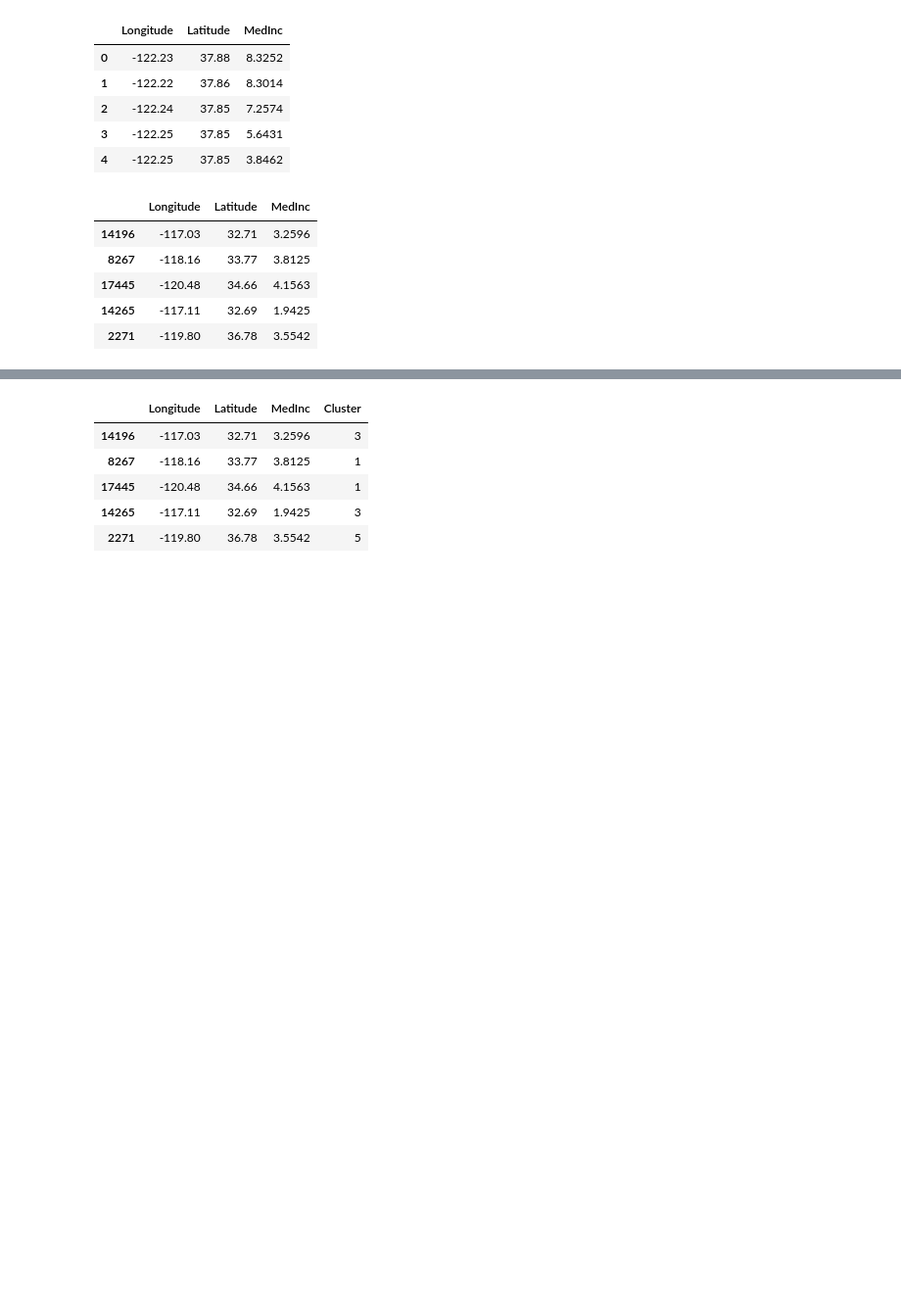
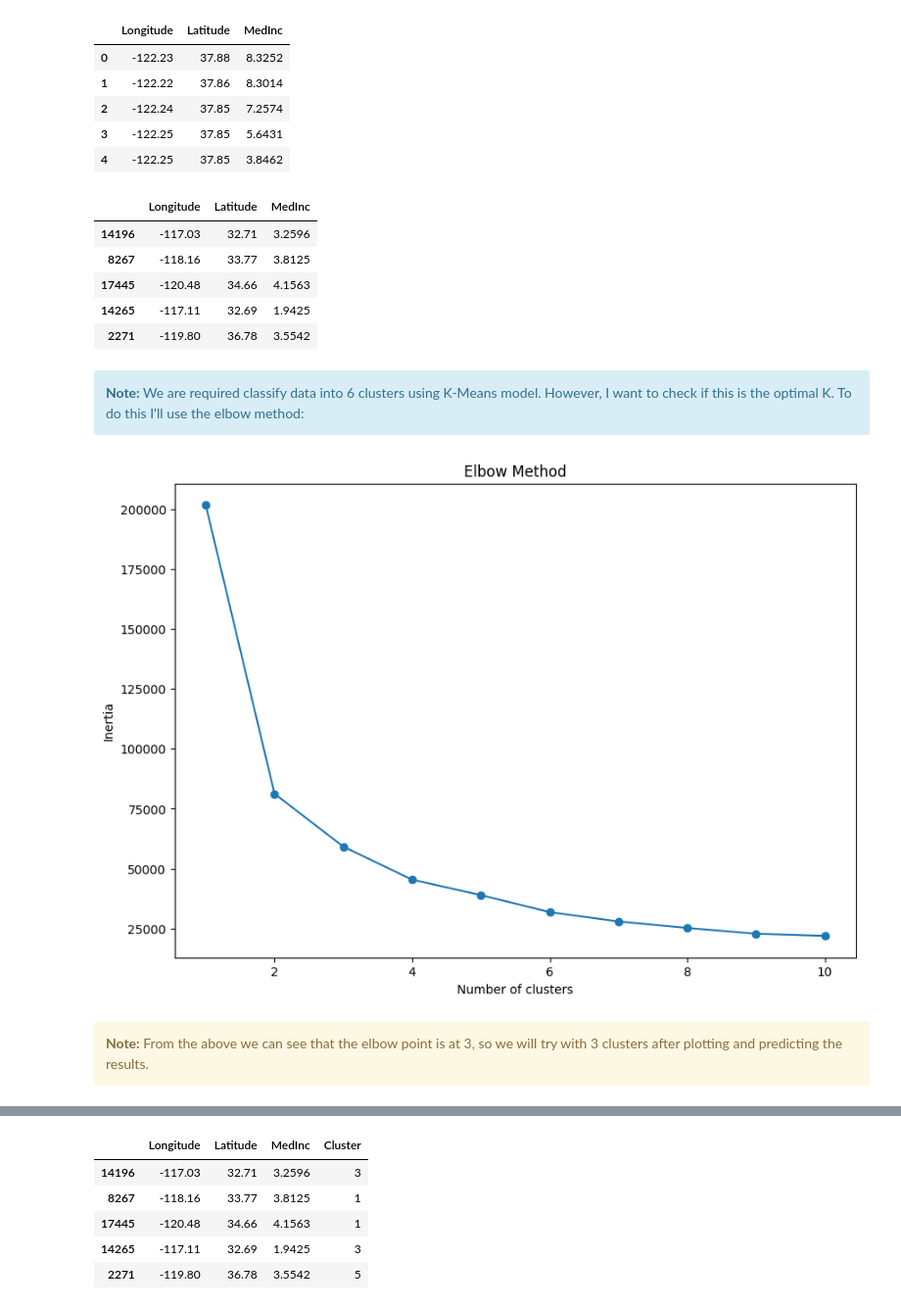
Before and after one commit to dorianDraper/KMeans-project, a Jupyter notebook: src/project.ipynb, the cells around one changed output, grey strips where cells are left out. Shown at 98% size. Saved outputs shown, nothing was run; the diff lists cells and outputs as text; code cells hidden in the pictures; blank space fills up the shorter version.

Commit message:
kmeans models created

```diff
--- a/src/project.ipynb
+++ b/src/project.ipynb
@@ -103,4 +103,33 @@ X_train.head()
 | 17445 | -120.48 | 34.66 | 4.1563 |
 | 14265 | -117.11 | 32.69 | 1.9425 |
 | 2271 | -119.80 | 36.78 | 3.5542 |
+# %% [markdown]
+<div class="alert alert-block alert-info">
+<b>Note:</b> We are required classify data into 6 clusters using K-Means model. However, I want to check if this is the optimal K. To do this I'll use the elbow method:</div>
+# %%
+from sklearn.cluster import KMeans
+
+def optimise_k_means(data, k_range):
+    inertia = []
+    for k in k_range:
+        kmeans = KMeans(n_clusters=k)
+        kmeans.fit(data)
+        inertia.append(kmeans.inertia_)
+    return inertia
+
+k_range = range(1, 11)
+inertia = optimise_k_means(X_train, k_range)
+
+plt.figure(figsize=(10, 7))
+plt.plot(k_range, inertia, marker='o')
+plt.title('Elbow Method')
+plt.xlabel('Number of clusters')
+plt.ylabel('Inertia')
+plt.show()
+# %% [output]
+[figure, added]
+# %% [markdown]
+<div class="alert alert-block alert-warning">
+<b>Note:</b> From the above we can see that the elbow point is at 3, so we will try with 3 clusters after plotting and predicting the results.
+</div>
 # %%
```
Also changed, not shown: parts of 27 cells of this notebook, 2 other files.
